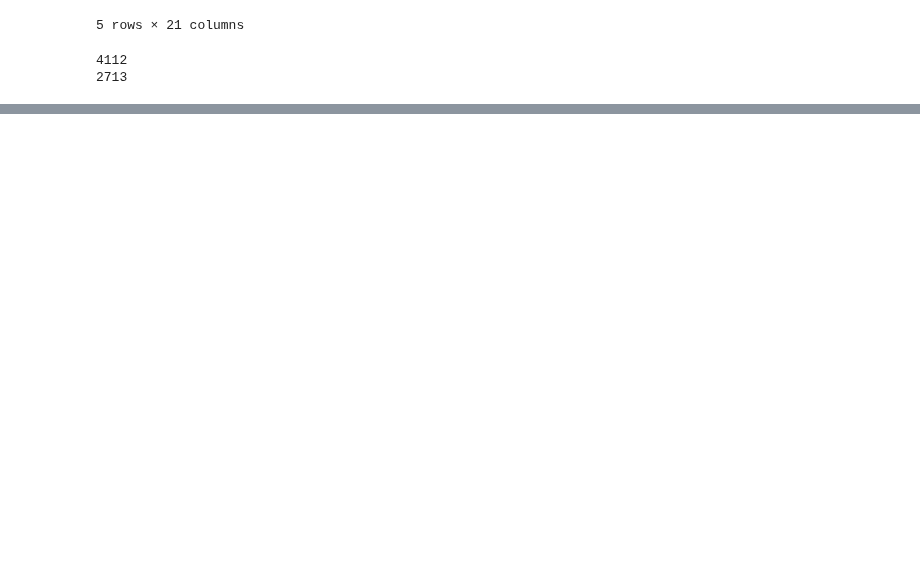
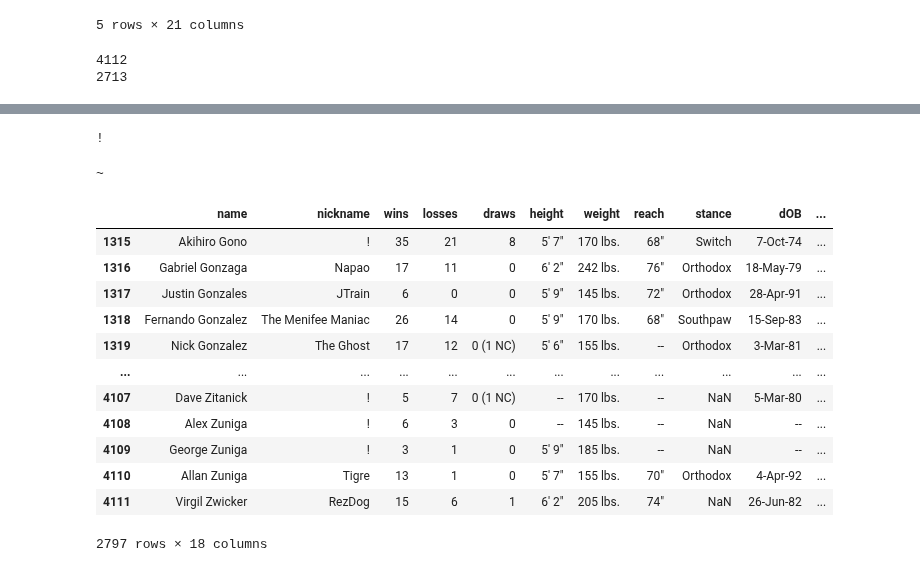
Before and after one commit to maxbraith/UFCModel, a Jupyter notebook: UFCModelGit/Data/careerDatabase.ipynb, the cells around one changed output, grey strips where cells are left out. Saved outputs shown, nothing was run; the diff lists cells and outputs as text; code cells hidden in the pictures; blank space fills up the shorter version.

```diff
--- a/UFCModelGit/Data/careerDatabase.ipynb
+++ b/UFCModelGit/Data/careerDatabase.ipynb
@@ -52,0 +70,27 @@ For example, when doing 'df[col].method(value, inplace=True)', try using 'df.met
+# %%
+#find special characters in df
+names = (df['name'].values)
+nicknames = (df['nickname'].values)
+
+chars2rep = []
+for name in names:
+    if(isinstance(name, str)):
+        for char in name:
+            if char.lower() not in ['a', 'b', 'c', 'd', 'e', 'f', 'g', 'h', 'i', 'j', 'k', 'l', 'm', 'n', 'o', 'p', 'q', 'r', 's', 't', 'u', 'v', 'w', 'x', 'y', 'z', ' ']:
+                chars2rep.append(char)
+            if char.upper() not in ['A', 'B', 'C', 'D', 'E', 'F', 'G', 'H', 'I', 'J', 'K', 'L', 'M', 'N', 'O', 'P', "Q", 'R', 'S', 'T', 'U', 'V', 'W', 'X', 'Y', 'Z', ' ']:
+                chars2rep.append(char)
+for nickname in nicknames:
+    if(isinstance(nickname, str)):
+        for char in nickname:
+            if char.lower() not in ['a', 'b', 'c', 'd', 'e', 'f', 'g', 'h', 'i', 'j', 'k', 'l', 'm', 'n', 'o', 'p', 'q', 'r', 's', 't', 'u', 'v', 'w', 'x', 'y', 'z', ' ']:
+                chars2rep.append(char)
+            if char.upper() not in ['A', 'B', 'C', 'D', 'E', 'F', 'G', 'H', 'I', 'J', 'K', 'L', 'M', 'N', 'O', 'P', "Q", 'R', 'S', 'T', 'U', 'V', 'W', 'X', 'Y', 'Z', ' ']:
+                chars2rep.append(char)
+
+
+chars2rep = list(set(chars2rep))
+for char in chars2rep:
+    print(char)
+# %% [output]
+!
@@ -52,0 +108,27 @@ For example, when doing 'df[col].method(value, inplace=True)', try using 'df.met
+# %%
+#find special characters in df
+names = (dfAlt['name'].values)
+nicknames = (dfAlt['nickname'].values)
+
+chars2rep = []
+for name in names:
+    if(isinstance(name, str)):
+        for char in name:
+            if char.lower() not in ['a', 'b', 'c', 'd', 'e', 'f', 'g', 'h', 'i', 'j', 'k', 'l', 'm', 'n', 'o', 'p', 'q', 'r', 's', 't', 'u', 'v', 'w', 'x', 'y', 'z', ' ']:
+                chars2rep.append(char)
+            if char.upper() not in ['A', 'B', 'C', 'D', 'E', 'F', 'G', 'H', 'I', 'J', 'K', 'L', 'M', 'N', 'O', 'P', "Q", 'R', 'S', 'T', 'U', 'V', 'W', 'X', 'Y', 'Z', ' ']:
+                chars2rep.append(char)
+for nickname in nicknames:
+    if(isinstance(nickname, str)):
+        for char in nickname:
+            if char.lower() not in ['a', 'b', 'c', 'd', 'e', 'f', 'g', 'h', 'i', 'j', 'k', 'l', 'm', 'n', 'o', 'p', 'q', 'r', 's', 't', 'u', 'v', 'w', 'x', 'y', 'z', ' ']:
+                chars2rep.append(char)
+            if char.upper() not in ['A', 'B', 'C', 'D', 'E', 'F', 'G', 'H', 'I', 'J', 'K', 'L', 'M', 'N', 'O', 'P', "Q", 'R', 'S', 'T', 'U', 'V', 'W', 'X', 'Y', 'Z', ' ']:
+                chars2rep.append(char)
+
+
+chars2rep = list(set(chars2rep))
+for char in chars2rep:
+    print(char)
+# %% [output]
+~
@@ -52,0 +158,16 @@ For example, when doing 'df[col].method(value, inplace=True)', try using 'df.met
+# %%
+df.iloc[1315:]
+# %% [output]
+|  | name | nickname | wins | losses | draws | height | weight | reach | stance | dOB | ... |
+| 1315 | Akihiro Gono | ! | 35 | 21 | 8 | 5' 7" | 170 lbs. | 68" | Switch | 7-Oct-74 | ... |
+| 1316 | Gabriel Gonzaga | Napao | 17 | 11 | 0 | 6' 2" | 242 lbs. | 76" | Orthodox | 18-May-79 | ... |
+| 1317 | Justin Gonzales | JTrain | 6 | 0 | 0 | 5' 9" | 145 lbs. | 72" | Orthodox | 28-Apr-91 | ... |
+| 1318 | Fernando Gonzalez | The Menifee Maniac | 26 | 14 | 0 | 5' 9" | 170 lbs. | 68" | Southpaw | 15-Sep-83 | ... |
+| 1319 | Nick Gonzalez | The Ghost | 17 | 12 | 0 (1 NC) | 5' 6" | 155 lbs. | -- | Orthodox | 3-Mar-81 | ... |
+| ... | ... | ... | ... | ... | ... | ... | ... | ... | ... | ... | ... |
+| 4107 | Dave Zitanick | ! | 5 | 7 | 0 (1 NC) | -- | 170 lbs. | -- | NaN | 5-Mar-80 | ... |
+| 4108 | Alex Zuniga | ! | 6 | 3 | 0 | -- | 145 lbs. | -- | NaN | -- | ... |
+| 4109 | George Zuniga | ! | 3 | 1 | 0 | 5' 9" | 185 lbs. | -- | NaN | -- | ... |
+| 4110 | Allan Zuniga | Tigre | 13 | 1 | 0 | 5' 7" | 155 lbs. | 70" | Orthodox | 4-Apr-92 | ... |
+| 4111 | Virgil Zwicker | RezDog | 15 | 6 | 1 | 6' 2" | 205 lbs. | 74" | NaN | 26-Jun-82 | ... |
+2797 rows × 18 columns
```
Also changed, not shown: parts of 17 cells of this notebook, 2 other files.
